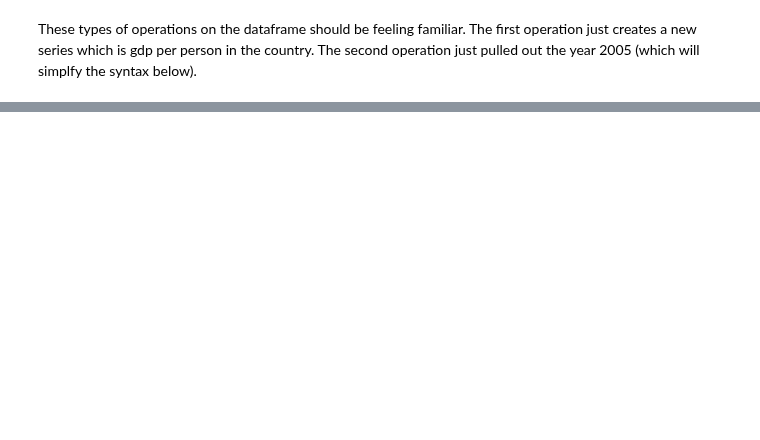
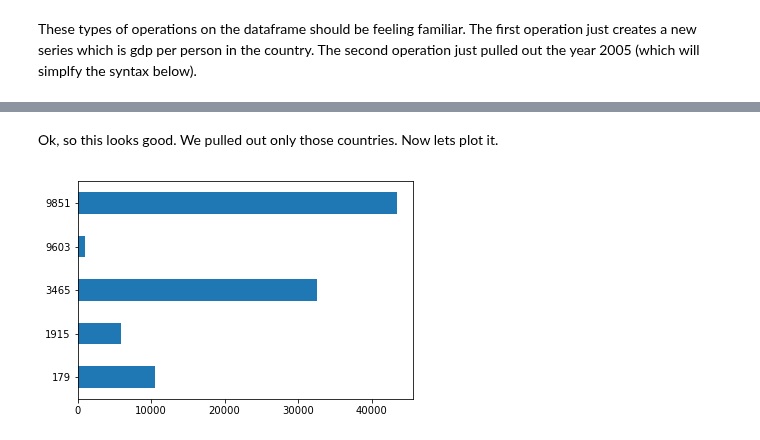
Before and after one commit to mwaugh0328/Data_Bootcamp_Fall_2017, a Jupyter notebook: data_bootcamp_1030/more_matplotlib_inequality.ipynb, the cells around one changed output, grey strips where cells are left out. Saved outputs shown, nothing was run; the diff lists cells and outputs as text; code cells hidden in the pictures; blank space fills up the shorter version.

```diff
--- a/data_bootcamp_1030/more_matplotlib_inequality.ipynb
+++ b/data_bootcamp_1030/more_matplotlib_inequality.ipynb
@@ -54,0 +97,13 @@ Ok, so that is **brutal**. This is going to need a lot of work. The first thing
+# %%
+country_list = ["USA", "GBR", "ARG", "TZA", "CHN"]           # My country list
+
+subpwt = pwt_2005[pwt_2005.countrycode.isin(country_list)]   # First, inside the brackets, I'm looking at the country code, then
+                                                             # use this .isin command, it will create a boolean that specifies
+                                                             # a true if the country code "is in" our list and a false otherwise
+                                                             # Then since it is inside the brackets, this means that subpwt will
+                                                             # only be that subset of countries.
+
+                                                             # What if you just did inside the brackets,
+                                                             # pwt_2005.countrycode == country_list? Why would this not work.
+
+subpwt.head() # Lets set if we did what we thought...
@@ -55,9 +118,9 @@ Ok, so that is **brutal**. This is going to need a lot of work. The first thing
+# %% [markdown]
+Ok, so this looks good. We pulled out only those countries. Now lets plot it.
 # %%
-country_list = ["USA", "GBR", "ARG", "TZA"]
-
 fig, ax = plt.subplots()
 
-small_pwt =
-
-.gdp_pop.plot(kind='barh', ax=ax)
+subpwt.gdp_pop.plot(kind='barh', ax=ax)
 plt.show()
+# %% [output]
+[figure, added]
```
Also changed, not shown: parts of 23 cells of this notebook, 1 other file.
